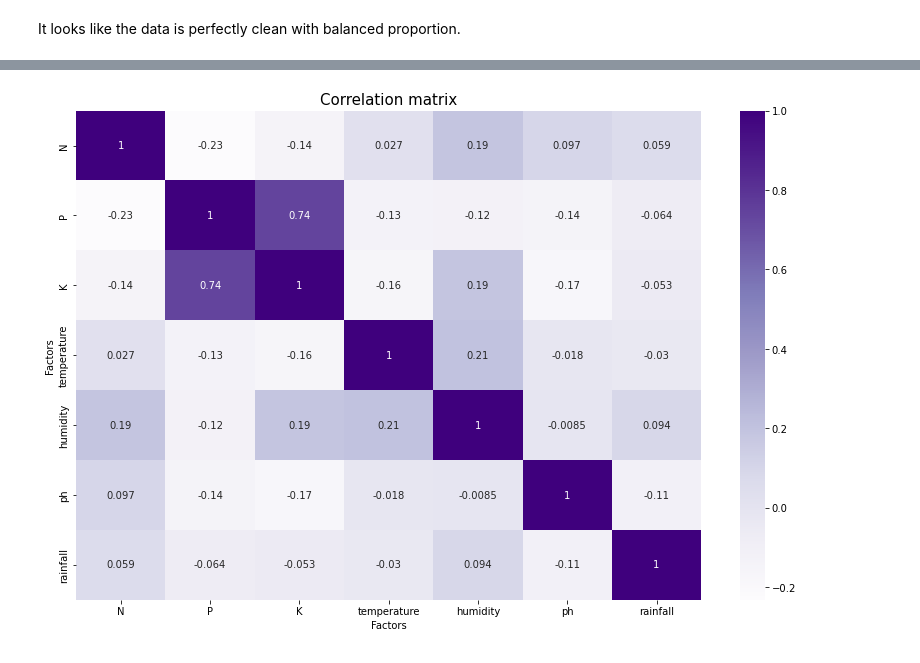
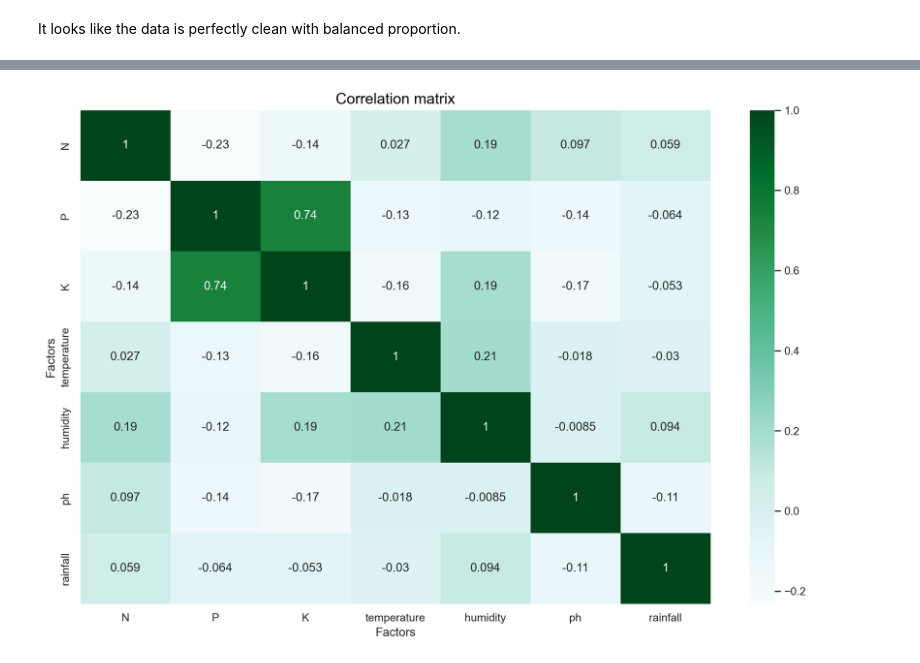
Before and after one commit to Mahnaz-Meem/Mid-Bootcamp-project, a Jupyter notebook: notebooks/main.ipynb, the cells around one changed output, grey strips where cells are left out. Saved outputs shown, nothing was run; the diff lists cells and outputs as text; code cells hidden in the pictures.

```diff
--- a/notebooks/main.ipynb
+++ b/notebooks/main.ipynb
@@ -107,0 +114,3 @@ It looks like the data is perfectly clean with  balanced proportion.
+# %%
+sns.set(style="whitegrid")
+palette=sns.color_palette("summer")
@@ -124,11 +138,12 @@ plt.show()
 # %%
 #Correlation matrix
-fig, ax = plt.subplots(1, 1, figsize=(14, 9))
-sns.heatmap(crop.corr(), annot=True,cmap='Purples')
+fig, ax = plt.subplots(1, 1, figsize=(14, 9), dpi=200)
+sns.heatmap(crop.corr(), annot=True,cmap='BuGn')
 ax.set(xlabel='Factors')
 ax.set(ylabel='Factors')
 
 plt.title('Correlation matrix', fontsize = 15, c='black')
 plt.show()
+fig.savefig('Factors.jpg')
 # %% [output]
-[figure, old version]
+[figure, new version]
```
Also changed, not shown: parts of 58 cells of this notebook, 22 other files.
